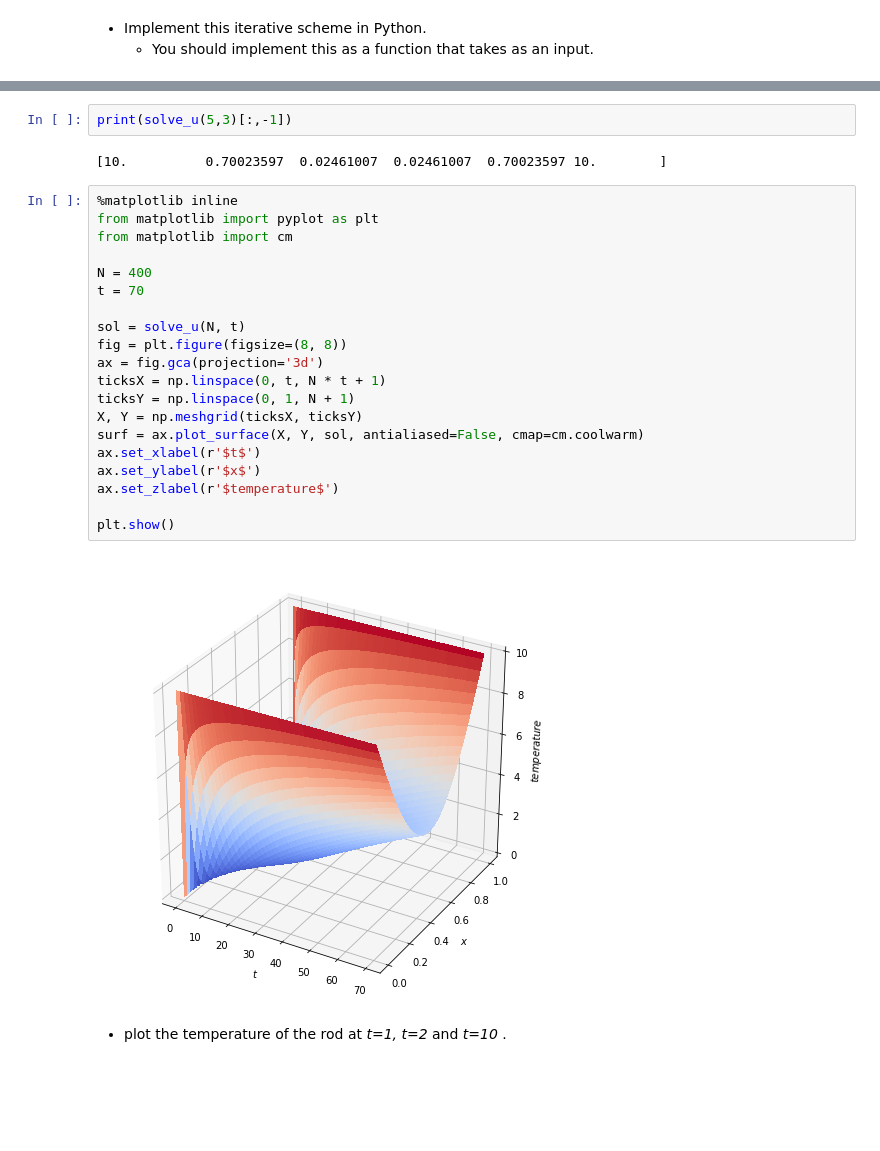
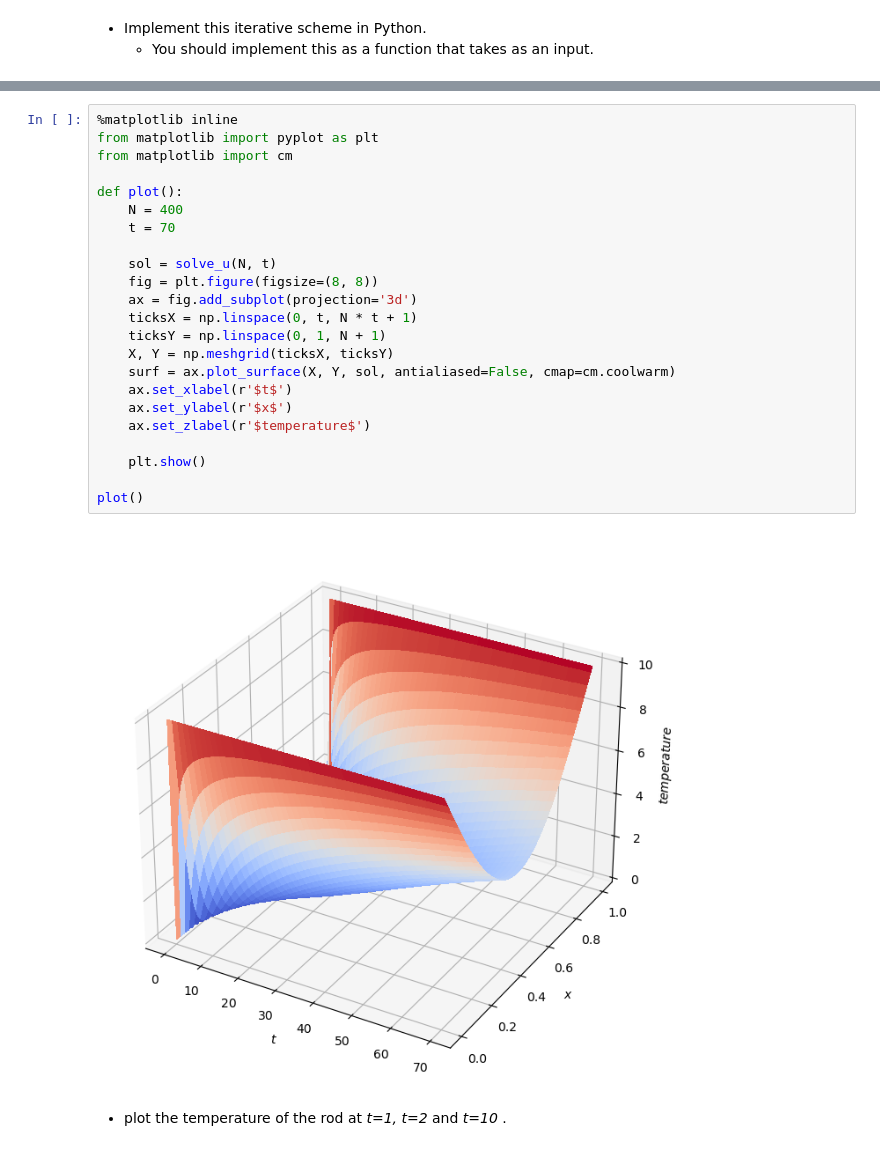
Before and after one commit to YRYoung/HPC, a Jupyter notebook: Assigenment/Assignment_2.ipynb, the cells around one changed output, grey strips where cells are left out. Drawn from its saved outputs; the diff is of its cells as text; blank space fills up the shorter version.

```diff
--- a/Assigenment/Assignment_2.ipynb
+++ b/Assigenment/Assignment_2.ipynb
@@ -221,31 +220,30 @@ def solve_u(N, t):
 
     return u
-# %%
-print(solve_u(5,3)[:,-1])
-# %% [output]
-[10.          0.70023597  0.02461007  0.02461007  0.70023597 10.        ]
 # %%
 %matplotlib inline
 from matplotlib import pyplot as plt
 from matplotlib import cm
 
-N = 400
-t = 70
+def plot():
+    N = 400
+    t = 70
 
-sol = solve_u(N, t)
-fig = plt.figure(figsize=(8, 8))
-ax = fig.gca(projection='3d')
-ticksX = np.linspace(0, t, N * t + 1)
-ticksY = np.linspace(0, 1, N + 1)
-X, Y = np.meshgrid(ticksX, ticksY)
-surf = ax.plot_surface(X, Y, sol, antialiased=False, cmap=cm.coolwarm)
-ax.set_xlabel(r'$t$')
-ax.set_ylabel(r'$x$')
-ax.set_zlabel(r'$temperature$')
+    sol = solve_u(N, t)
+    fig = plt.figure(figsize=(8, 8))
+    ax = fig.add_subplot(projection='3d')
+    ticksX = np.linspace(0, t, N * t + 1)
+    ticksY = np.linspace(0, 1, N + 1)
+    X, Y = np.meshgrid(ticksX, ticksY)
+    surf = ax.plot_surface(X, Y, sol, antialiased=False, cmap=cm.coolwarm)
+    ax.set_xlabel(r'$t$')
+    ax.set_ylabel(r'$x$')
+    ax.set_zlabel(r'$temperature$')
 
-plt.show()
+    plt.show()
+
+plot()
 # %% [output]
-[figure, old version]
+[figure, new version]
 # %% [markdown]
 * plot the temperature of the rod at *t=1, t=2* and *t=10* .
 # %%
```
Also changed, not shown: parts of 6 cells of this notebook.
